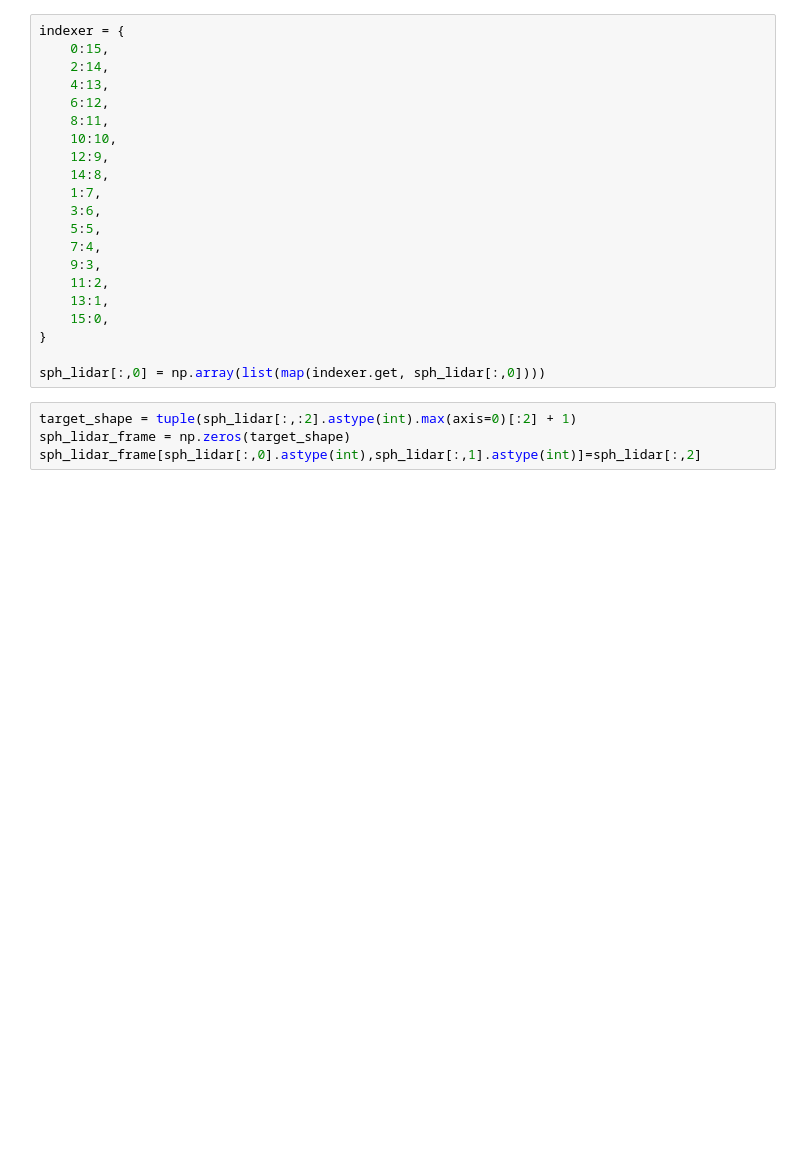
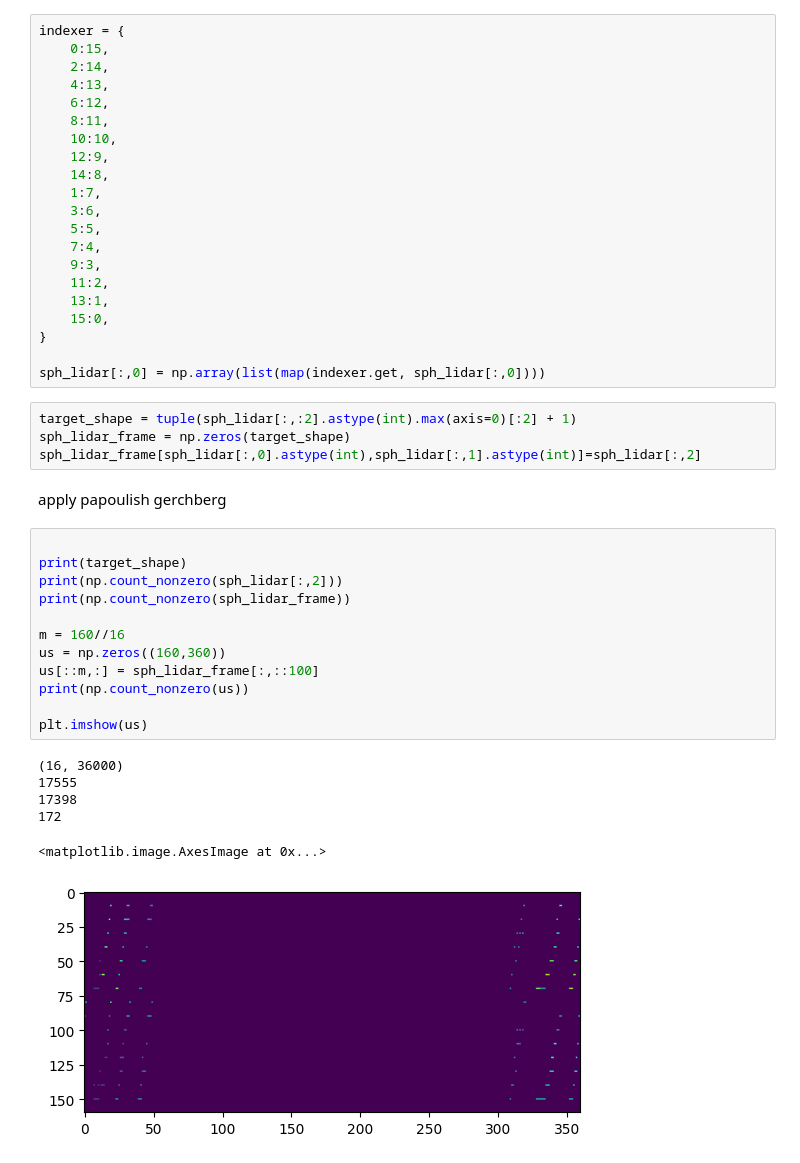
Before and after one commit to hebelab/sensor_fusion_in_the_cloud, a Jupyter notebook: Python/data_standardization/spherical.ipynb, the cells around one changed output. Drawn from its saved outputs; the diff is of its cells as text; blank space fills up the shorter version.

Commit message:
papoulish gerchberg on lidar

```diff
--- a/Python/data_standardization/spherical.ipynb
+++ b/Python/data_standardization/spherical.ipynb
@@ -46,3 +47,24 @@ sph_lidar[:,0] = np.array(list(map(indexer.get, sph_lidar[:,0])))
 target_shape = tuple(sph_lidar[:,:2].astype(int).max(axis=0)[:2] + 1)
 sph_lidar_frame = np.zeros(target_shape)
 sph_lidar_frame[sph_lidar[:,0].astype(int),sph_lidar[:,1].astype(int)]=sph_lidar[:,2]
+# %% [markdown]
+apply papoulish gerchberg
+# %%
+
+print(target_shape)
+print(np.count_nonzero(sph_lidar[:,2]))
+print(np.count_nonzero(sph_lidar_frame))
+
+m = 160//16
+us = np.zeros((160,360))
+us[::m,:] = sph_lidar_frame[:,::100]
+print(np.count_nonzero(us))
+
+plt.imshow(us)
+# %% [output]
+(16, 36000)
+17555
+17398
+172
+<matplotlib.image.AxesImage at 0x...>
+[figure, added]
```
Also changed, not shown: parts of 11 cells of this notebook, 44 other files.
